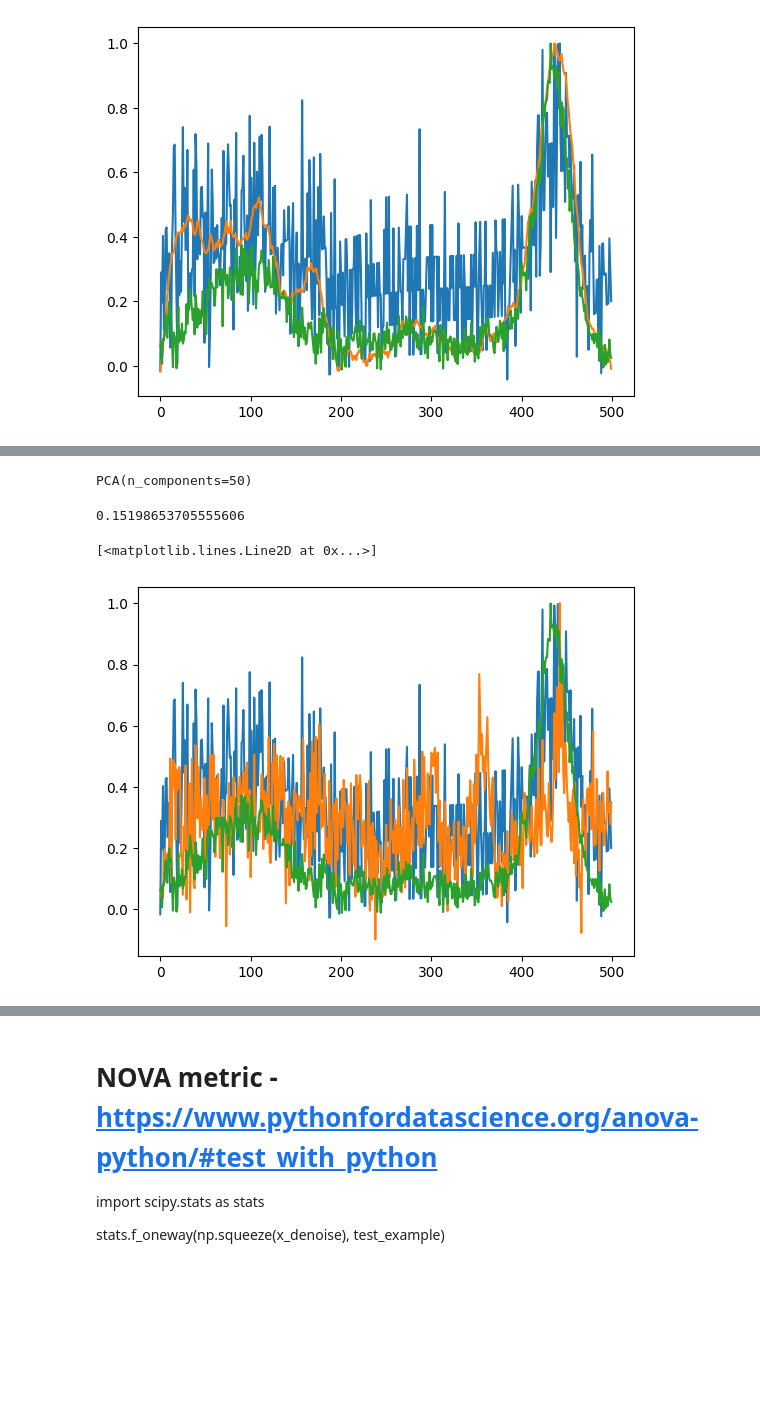
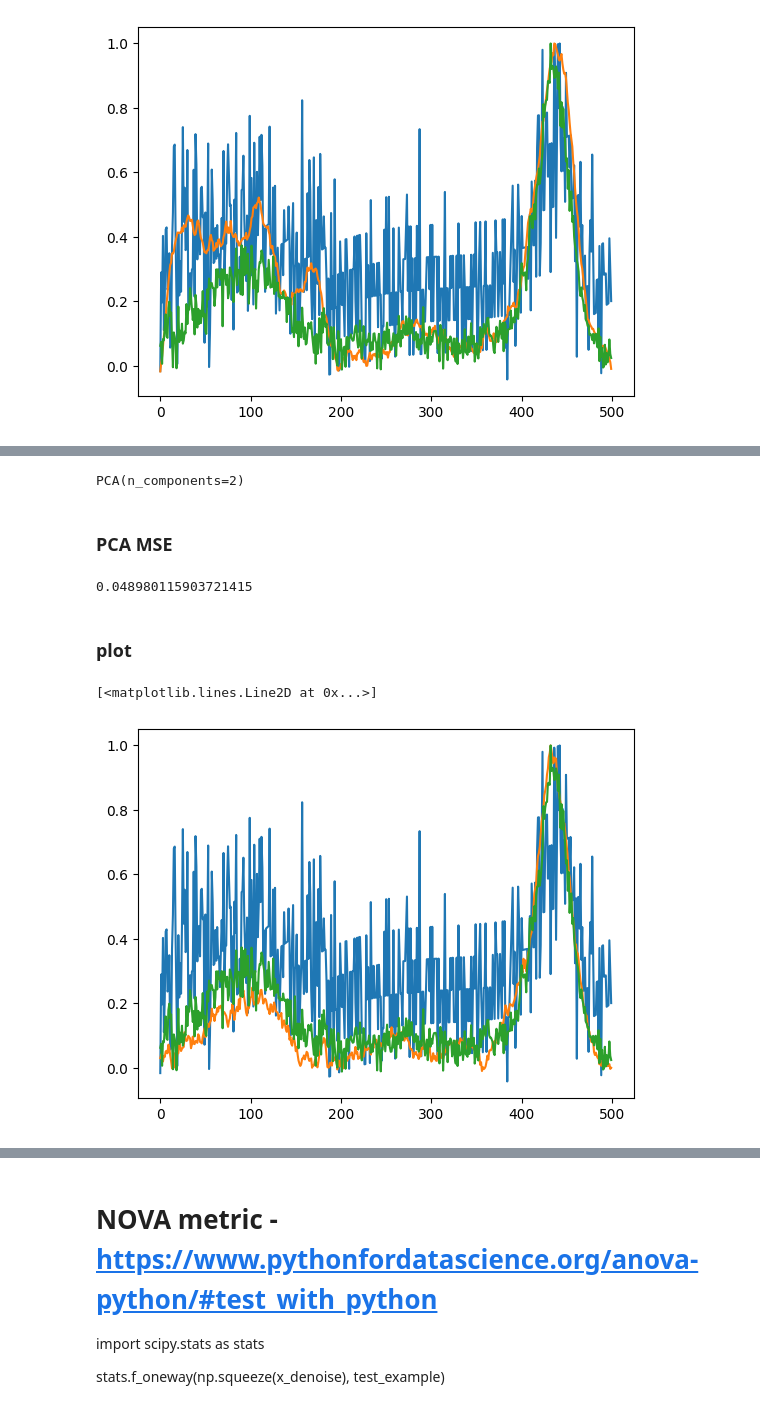
Before and after one commit to ciaranbench/spectral-denoising-cycleGAN, a Jupyter notebook: Classical_denoising.ipynb, the cells around one changed output, grey strips where cells are left out. Cells and saved outputs as stored; diff of their text form; code cells hidden in the pictures; blank space fills up the shorter version.

```diff
--- a/Classical_denoising.ipynb
+++ b/Classical_denoising.ipynb
@@ -98,13 +59,9 @@ plt.plot(network_pred_GT[index])
 # %%
-test_example = np.squeeze(network_pred_input)
+y_smooth = np.zeros(np.shape(test_example))
+for i in range(np.shape(test_example)[0]):
+    y_smooth[i] = signal.savgol_filter(test_example[i], window_length=50, polyorder=3, mode="nearest")
 
-
-
-
-
-y_smooth = signal.savgol_filter(test_example, window_length=50, polyorder=3, mode="nearest")
-
-
+# baseline correct/normalise
 for i in range(np.shape(y_smooth)[0]):
     baseObj=BaselineRemoval(y_smooth[i])
     mod=baseObj.ModPoly(3)
@@ -134,18 +91,22 @@ print(SG_MSE)
 
 from sklearn.decomposition import PCA, KernelPCA
 
-pca = PCA(n_components=50)
+pca = PCA(n_components=2)
+
+
+pca.fit(np.squeeze(test_example))
+
+
+# kernel pca
 #kernel_pca = KernelPCA(
 #    n_components=15, kernel="rbf", gamma=1e-3, fit_inverse_transform=True, alpha=5e-3
 #)
-
-pca.fit(np.squeeze(np.squeeze(noisy_tr)))
 #_ = kernel_pca.fit(np.squeeze(noisy_tr))
 
 #X_reconstructed_kernel_pca = kernel_pca.inverse_transform(
 #    kernel_pca.transform(test_example)
 #)
 # %% [output]
-PCA(n_components=50)
+PCA(n_components=2)
 # %%
 X_reconstructed_pca = pca.inverse_transform(pca.transform(test_example))
@@ -155,15 +118,20 @@ for i in range(np.shape(X_reconstructed_pca)[0]):
     baseObj=BaselineRemoval(X_reconstructed_pca[i])
     mod=baseObj.ModPoly(3)
     X_reconstructed_pca[i]=mod/np.max(mod)
+# %% [markdown]
+### PCA MSE
 # %%
 PCA_MSE = np.mean(np.mean((np.squeeze(X_reconstructed_pca) - np.squeeze(network_pred_GT))**2,axis=1))
 print(PCA_MSE)
 # %% [output]
-0.15198653705555606
+0.048980115903721415
+# %% [markdown]
+### plot
 # %%
+index=50
 plt.plot(network_pred_input_baseline_norm[index])
 plt.plot(np.squeeze(X_reconstructed_pca[index]))
 plt.plot(network_pred_GT[index])
 # %% [output]
 [<matplotlib.lines.Line2D at 0x...>]
-[figure, old version]
+[figure, new version]
```
Also changed, not shown: parts of 28 cells of this notebook.
